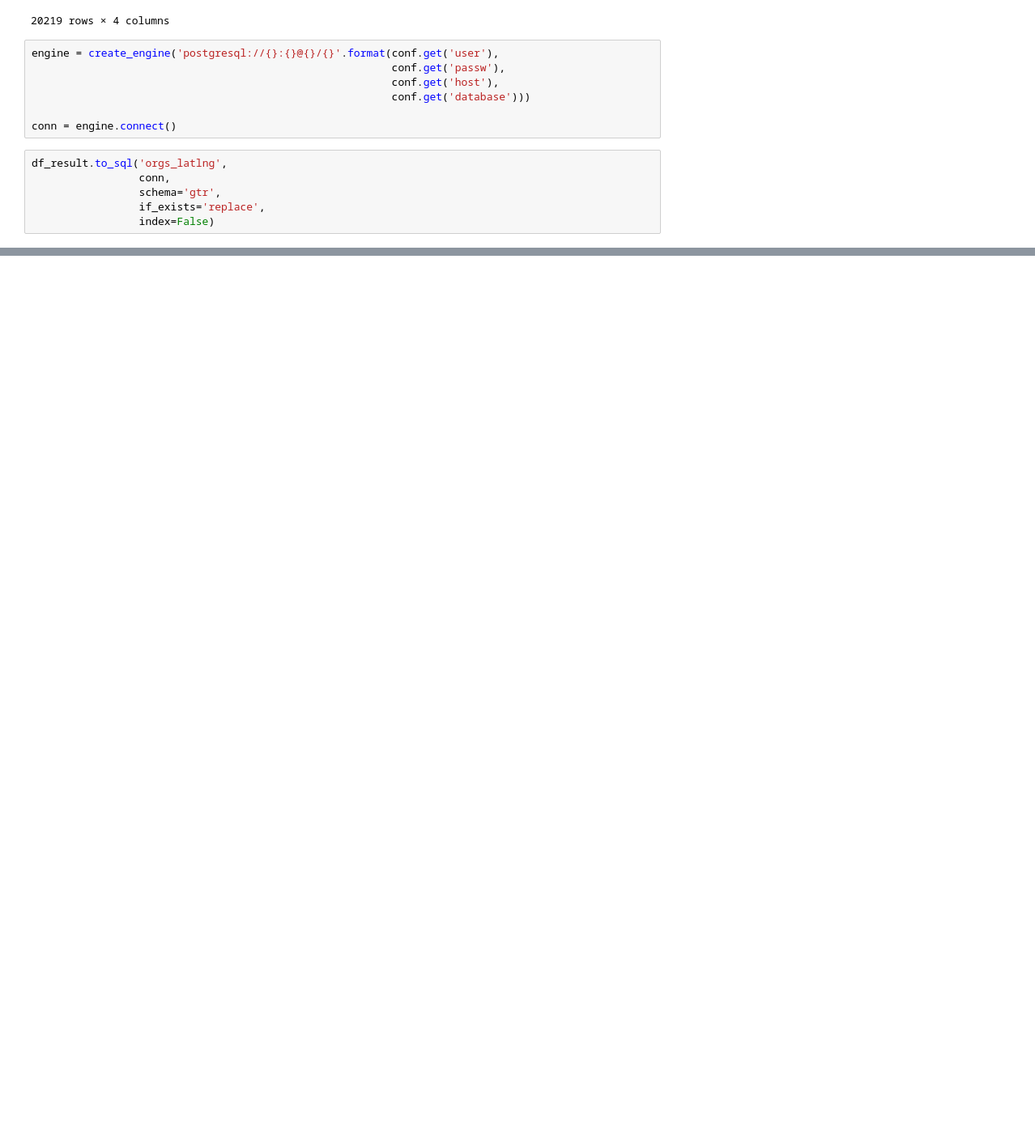
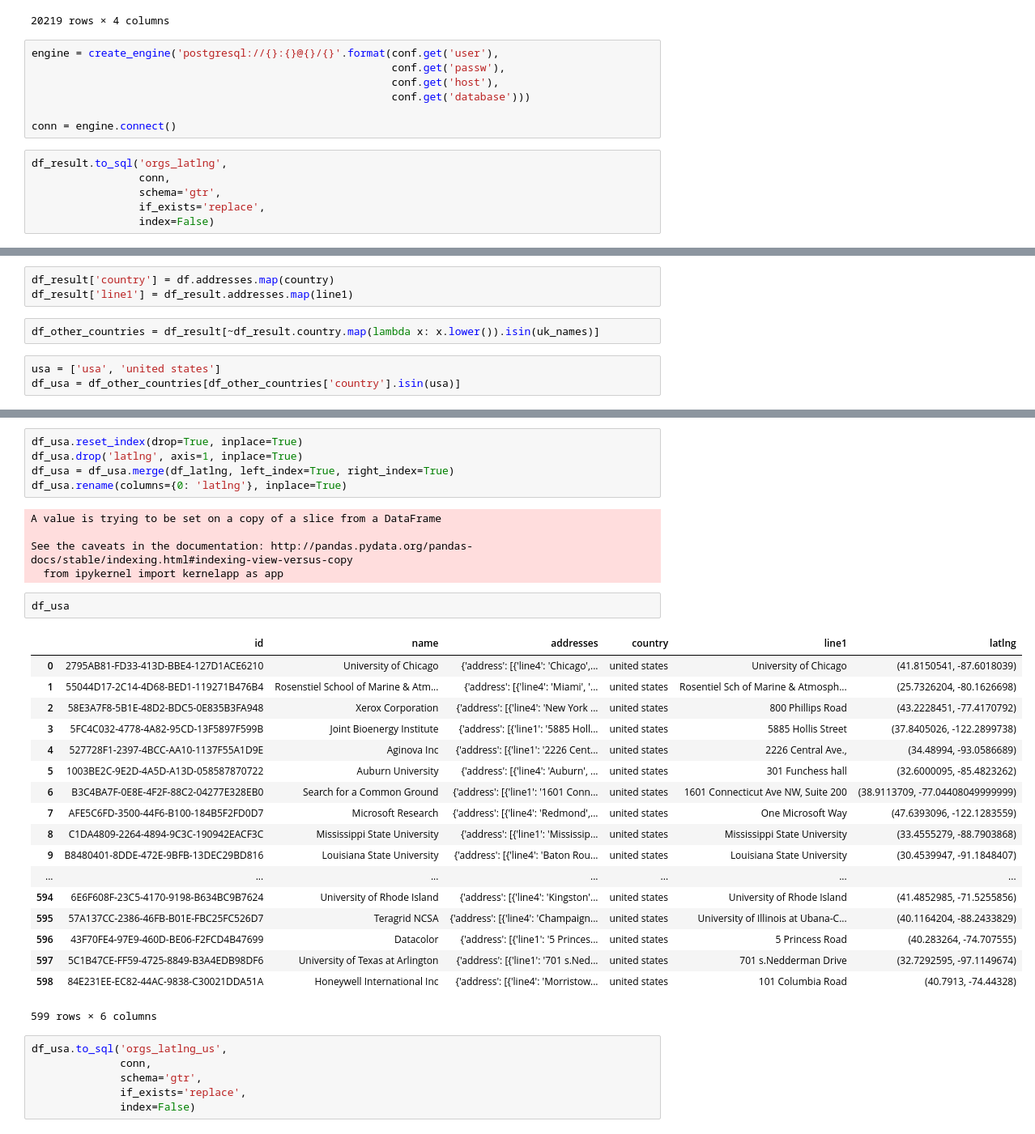
Before and after one commit to nestauk/gtr_analysis, a Jupyter notebook: notebooks/geocode_organisations.ipynb, the cells around one changed output, grey strips where cells are left out. Shown at 81% size. Drawn from its saved outputs; the diff is of its cells as text; blank space fills up the shorter version.

```diff
--- a/notebooks/geocode_organisations.ipynb
+++ b/notebooks/geocode_organisations.ipynb
@@ -234,0 +285,8 @@ df_result.to_sql('orgs_latlng',
+# %%
+df_result['country'] = df.addresses.map(country)
+df_result['line1'] = df_result.addresses.map(line1)
+# %%
+df_other_countries = df_result[~df_result.country.map(lambda x: x.lower()).isin(uk_names)]
+# %%
+usa = ['usa', 'united states']
+df_usa = df_other_countries[df_other_countries['country'].isin(usa)]
@@ -234,0 +305,37 @@ df_result.to_sql('orgs_latlng',
+# %%
+df_usa.reset_index(drop=True, inplace=True)
+df_usa.drop('latlng', axis=1, inplace=True)
+df_usa = df_usa.merge(df_latlng, left_index=True, right_index=True)
+df_usa.rename(columns={0: 'latlng'}, inplace=True)
+# %% [output]
+A value is trying to be set on a copy of a slice from a DataFrame
+
+See the caveats in the documentation: http://pandas.pydata.org/pandas-docs/stable/indexing.html#indexing-view-versus-copy
+  from ipykernel import kernelapp as app
+# %%
+df_usa
+# %% [output]
+|  | id | name | addresses | country | line1 | latlng |
+| 0 | 2795AB81-FD33-413D-BBE4-127D1ACE6210 | University of Chicago | {'address': [{'line4': 'Chicago',... | united states | University of Chicago | (41.8150541, -87.6018039) |
+| 1 | 55044D17-2C14-4D68-BED1-119271B476B4 | Rosenstiel School of Marine & Atm... | {'address': [{'line4': 'Miami', '... | united states | Rosentiel Sch of Marine & Atmosph... | (25.7326204, -80.1626698) |
+| 2 | 58E3A7F8-5B1E-48D2-BDC5-0E835B3FA948 | Xerox Corporation | {'address': [{'line4': 'New York ... | united states | 800 Phillips Road | (43.2228451, -77.4170792) |
+| 3 | 5FC4C032-4778-4A82-95CD-13F5897F599B | Joint Bioenergy Institute | {'address': [{'line1': '5885 Holl... | united states | 5885 Hollis Street | (37.8405026, -122.2899738) |
+| 4 | 527728F1-2397-4BCC-AA10-1137F55A1D9E | Aginova Inc | {'address': [{'line1': '2226 Cent... | united states | 2226 Central Ave., | (34.48994, -93.0586689) |
+| 5 | 1003BE2C-9E2D-4A5D-A13D-058587870722 | Auburn University | {'address': [{'line4': 'Auburn', ... | united states | 301 Funchess hall | (32.6000095, -85.4823262) |
+| 6 | B3C4BA7F-0E8E-4F2F-88C2-04277E328EB0 | Search for a Common Ground | {'address': [{'line1': '1601 Conn... | united states | 1601 Connecticut Ave NW, Suite 200 | (38.9113709, -77.04408049999999) |
+| 7 | AFE5C6FD-3500-44F6-B100-184B5F2FD0D7 | Microsoft Research | {'address': [{'line4': 'Redmond',... | united states | One Microsoft Way | (47.6393096, -122.1283559) |
+| 8 | C1DA4809-2264-4894-9C3C-190942EACF3C | Mississippi State University | {'address': [{'line1': 'Mississip... | united states | Mississippi State University | (33.4555279, -88.7903868) |
+| 9 | B8480401-8DDE-472E-9BFB-13DEC29BD816 | Louisiana State University | {'address': [{'line4': 'Baton Rou... | united states | Louisiana State University | (30.4539947, -91.1848407) |
+| ... | ... | ... | ... | ... | ... | ... |
+| 594 | 6E6F608F-23C5-4170-9198-B634BC9B7624 | University of Rhode Island | {'address': [{'line4': 'Kingston'... | united states | University of Rhode Island | (41.4852985, -71.5255856) |
+| 595 | 57A137CC-2386-46FB-B01E-FBC25FC526D7 | Teragrid NCSA | {'address': [{'line4': 'Champaign... | united states | University of Illinois at Ubana-C... | (40.1164204, -88.2433829) |
+| 596 | 43F70FE4-97E9-460D-BE06-F2FCD4B47699 | Datacolor | {'address': [{'line1': '5 Princes... | united states | 5 Princess Road | (40.283264, -74.707555) |
+| 597 | 5C1B47CE-FF59-4725-8849-B3A4EDB98DF6 | University of Texas at Arlington | {'address': [{'line1': '701 s.Ned... | united states | 701 s.Nedderman Drive | (32.7292595, -97.1149674) |
+| 598 | 84E231EE-EC82-44AC-9838-C30021DDA51A | Honeywell International Inc | {'address': [{'line4': 'Morristow... | united states | 101 Columbia Road | (40.7913, -74.44328) |
+599 rows × 6 columns
+# %%
+df_usa.to_sql('orgs_latlng_us',
+              conn,
+              schema='gtr',
+              if_exists='replace',
+              index=False)
```
Also changed, not shown: parts of 13 cells of this notebook, 3 other files.
